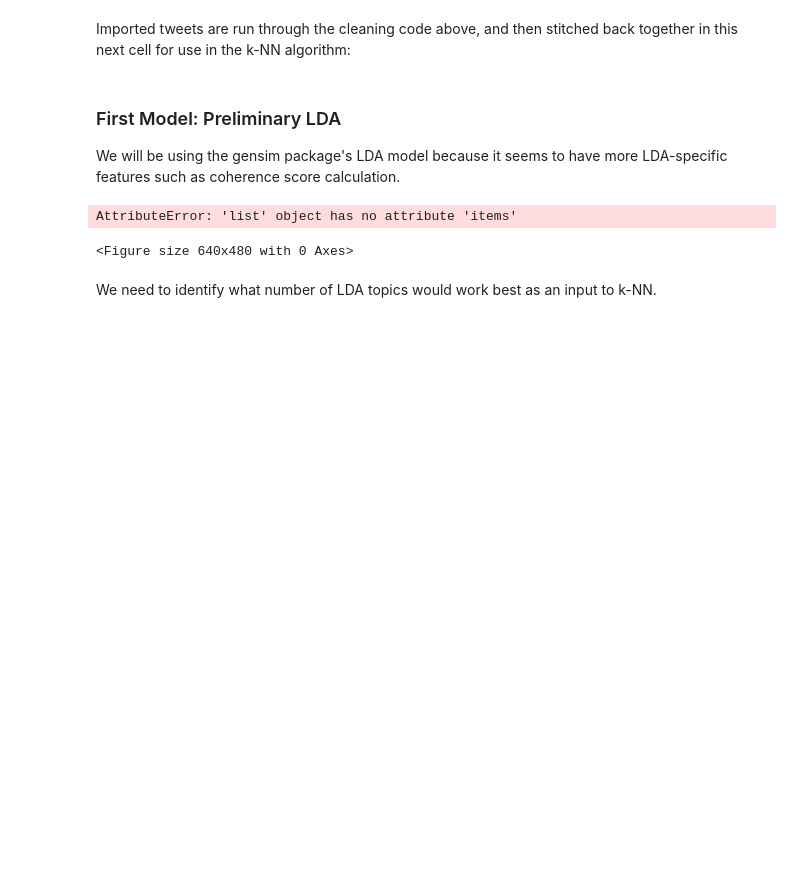
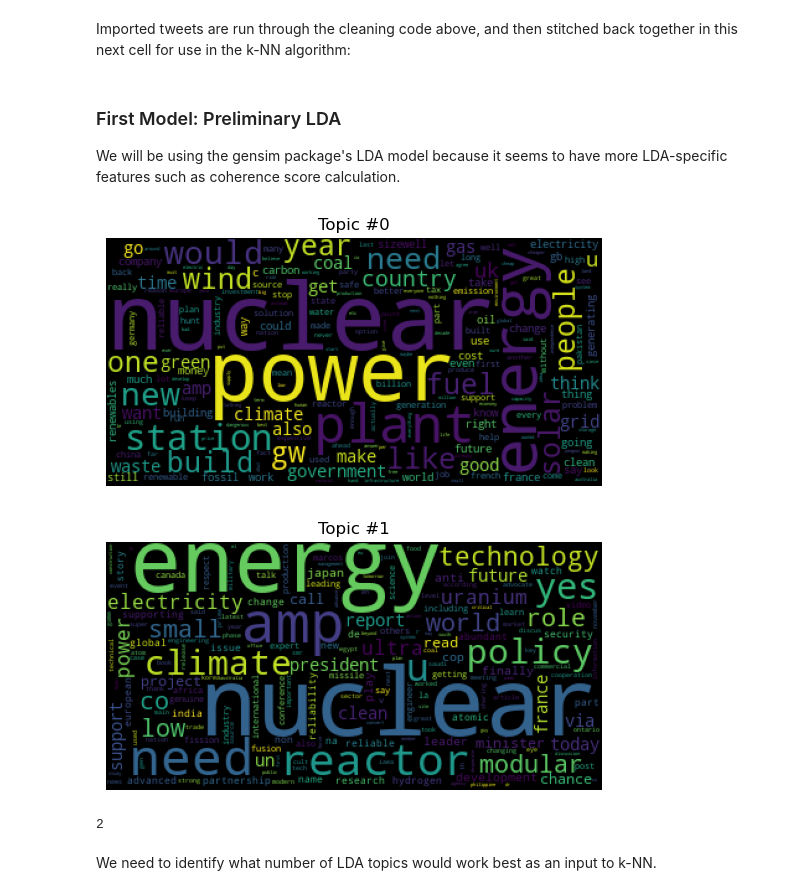
Before and after one commit to embarbos/natural-language-processing-twitter-data, a Jupyter notebook: group_19_final.ipynb, the cells around one changed output. Cells and saved outputs as stored; diff of their text form; code cells hidden in the pictures; blank space fills up the shorter version.

Commit message:
added word clouds and updated k-NN

```diff
--- a/group_19_final.ipynb
+++ b/group_19_final.ipynb
@@ -208,16 +208,20 @@ two_topic_LDA
 # %%
 # word clouds
 from wordcloud import WordCloud
 
 for t in range(lda_model.num_topics):
     plt.figure()
-    plt.imshow(WordCloud().fit_words(lda_model.show_topic(t, 200)))
+    plt.imshow(WordCloud().fit_words(dict(lda_model.show_topic(t, 200))))
     plt.axis("off")
     plt.title("Topic #" + str(t))
     plt.show()
 # %% [output]
-AttributeError: 'list' object has no attribute 'items'
-<Figure size 640x480 with 0 Axes>
+[figure, added]
+[figure, added]
+# %%
+lda_model.num_topics
+# %% [output]
+2
 # %%
 # perplexity and coherence scores
 
```
